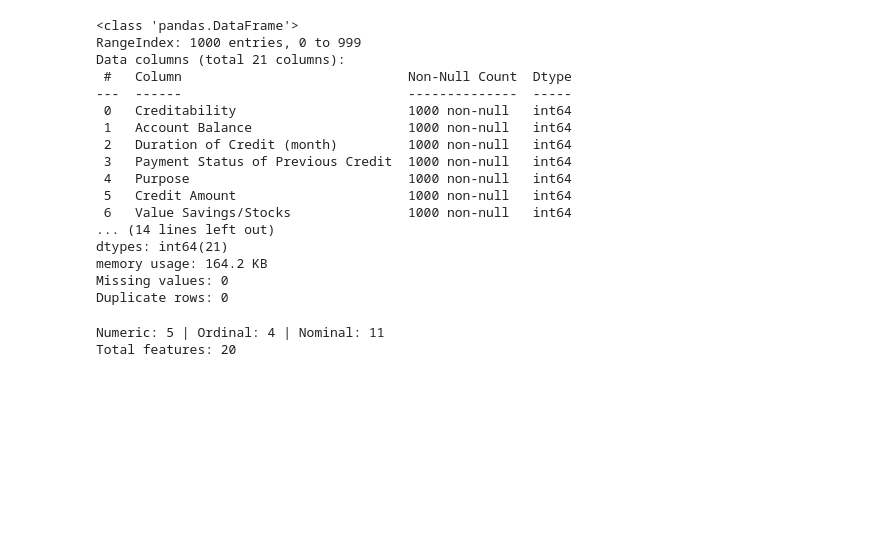
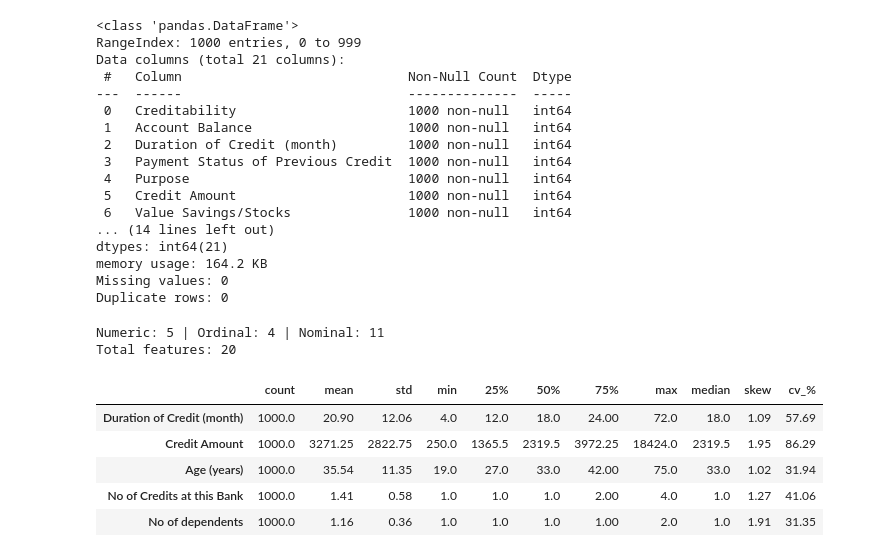
Before and after one commit to dadounsamira/german-credit-score, a Jupyter notebook: notebooks/01-data-prep.ipynb, the cells around one changed output. Drawn from its saved outputs; the diff is of its cells as text; code cells hidden in the pictures; blank space fills up the shorter version.

```diff
--- a/notebooks/01-data-prep.ipynb
+++ b/notebooks/01-data-prep.ipynb
@@ -56,3 +56,17 @@ print("Total features:", len(numeric) + len(ordinal) + len(nominal))
 # %% [output]
 Numeric: 5 | Ordinal: 4 | Nominal: 11
 Total features: 20
+# %%
+# descriptive statistics for the numeric columns, plus median, skewness and CV
+desc = df[numeric].describe().T
+desc["median"] = df[numeric].median()
+desc["skew"] = df[numeric].skew()
+desc["cv_%"] = desc["std"] / desc["mean"] * 100
+desc.round(2)
+# %% [output]
+|  | count | mean | std | min | 25% | 50% | 75% | max | median | skew | cv_% |
+| Duration of Credit (month) | 1000.0 | 20.90 | 12.06 | 4.0 | 12.0 | 18.0 | 24.00 | 72.0 | 18.0 | 1.09 | 57.69 |
+| Credit Amount | 1000.0 | 3271.25 | 2822.75 | 250.0 | 1365.5 | 2319.5 | 3972.25 | 18424.0 | 2319.5 | 1.95 | 86.29 |
+| Age (years) | 1000.0 | 35.54 | 11.35 | 19.0 | 27.0 | 33.0 | 42.00 | 75.0 | 33.0 | 1.02 | 31.94 |
+| No of Credits at this Bank | 1000.0 | 1.41 | 0.58 | 1.0 | 1.0 | 1.0 | 2.00 | 4.0 | 1.0 | 1.27 | 41.06 |
+| No of dependents | 1000.0 | 1.16 | 0.36 | 1.0 | 1.0 | 1.0 | 1.00 | 2.0 | 1.0 | 1.91 | 31.35 |
```
Also changed, not shown: parts of 8 cells of this notebook.
